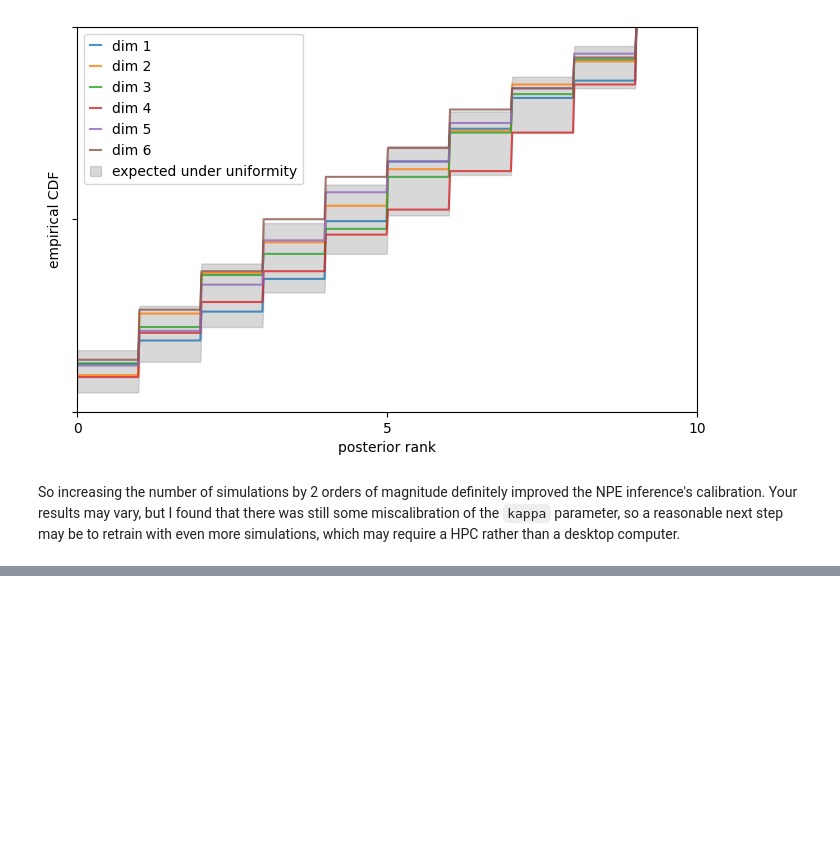
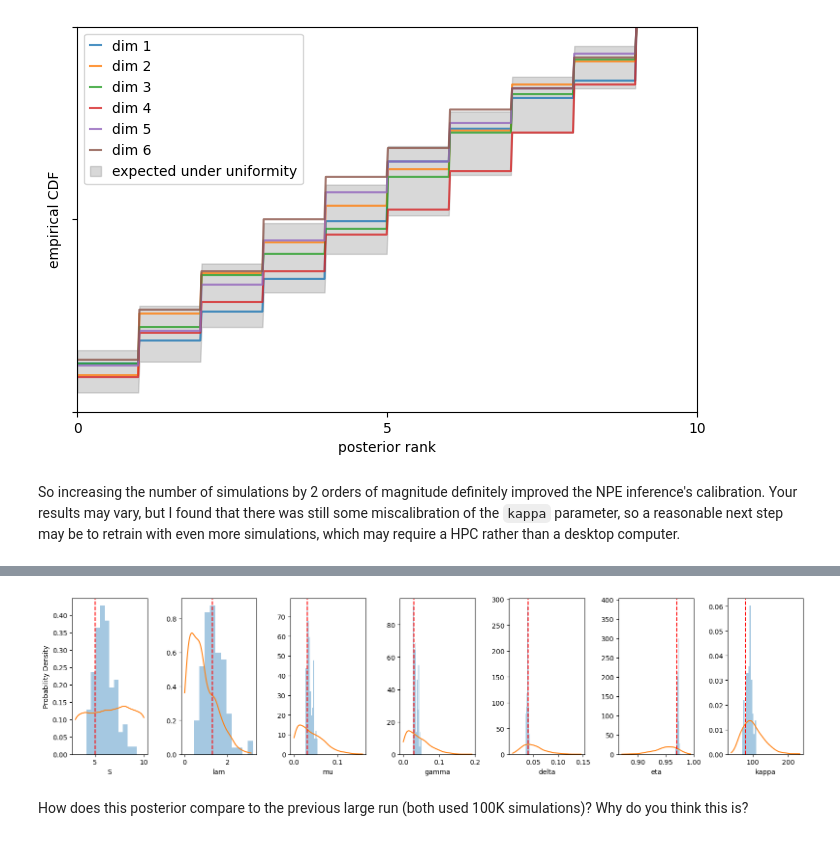
Before and after one commit to CalumGabbutt/IX-tutorial-CG-SBI, a Jupyter notebook: IX_tutorial_CG_SBI.ipynb, the cells around one changed output, grey strips where cells are left out. Saved outputs shown, nothing was run; the diff lists cells and outputs as text; code cells hidden in the pictures; blank space fills up the shorter version.

```diff
--- a/IX_tutorial_CG_SBI.ipynb
+++ b/IX_tutorial_CG_SBI.ipynb
@@ -591,0 +741,19 @@ So increasing the number of simulations by 2 orders of magnitude definitely impr
+# %%
+ndims_sub = df_general.shape[1]
+
+prior_samples_sub = prior_general.sample((1000,))
+
+fig, axes = plt.subplots(1, ndims_sub, figsize = (16, 4))
+for i, var in enumerate(df_general.columns):
+    axes[i].hist(df_general.values[:, i], bins=11, alpha=0.4, density=True)
+    sns.kdeplot(prior_samples_sub[:, i], ax = axes[i], cut = 0)
+    axes[i].axvline(x=params_true_sub[var], linestyle = '--',
+                    color = 'red')
+    axes[i].set_xlabel(var)
+    axes[i].set_ylabel('')
+axes[0].set_ylabel('Probability Density')
+plt.tight_layout()
+# %% [output]
+[figure, added]
+# %% [markdown]
+How does this posterior compare to the previous large run (both used 100K simulations)? Why do you think this is?
```
Also changed, not shown: parts of 11 cells of this notebook.
